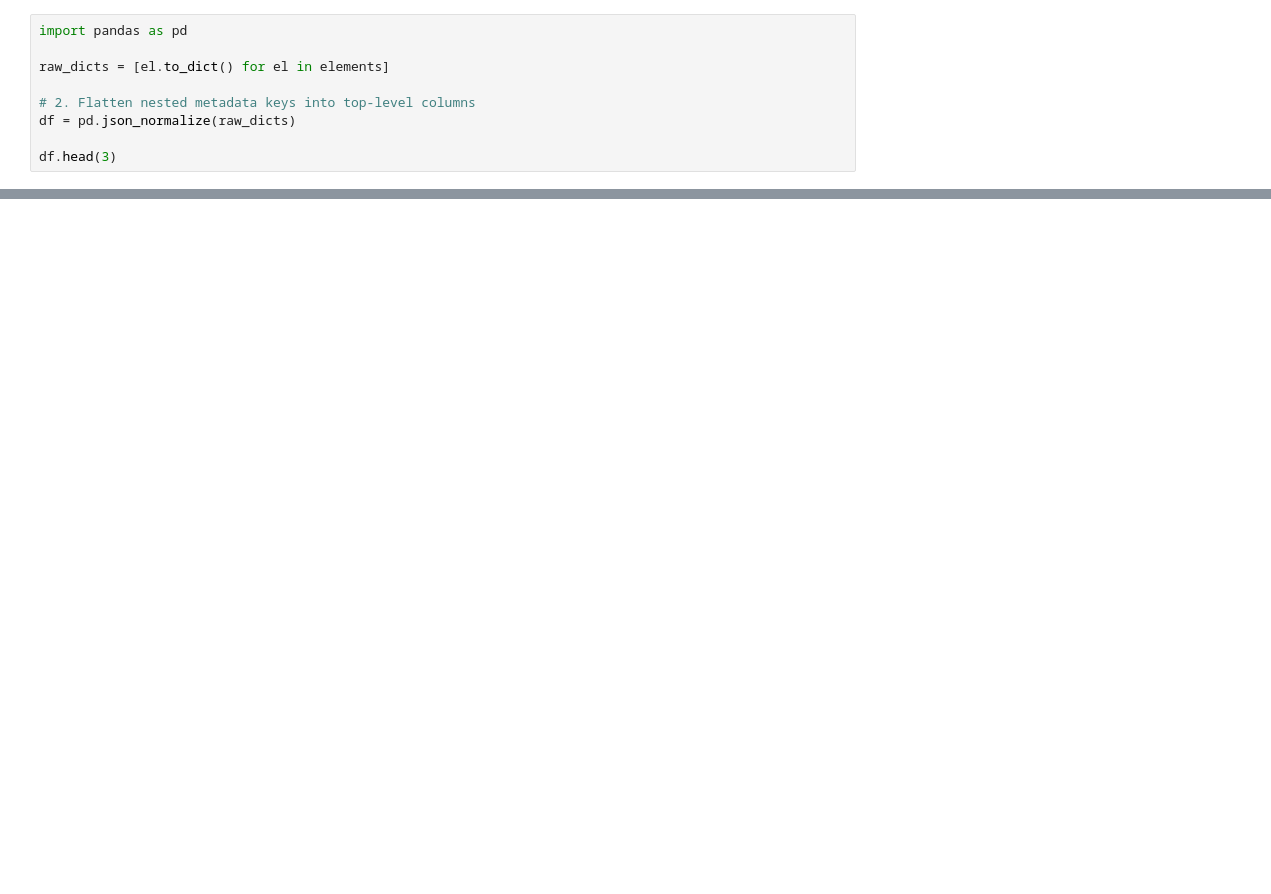
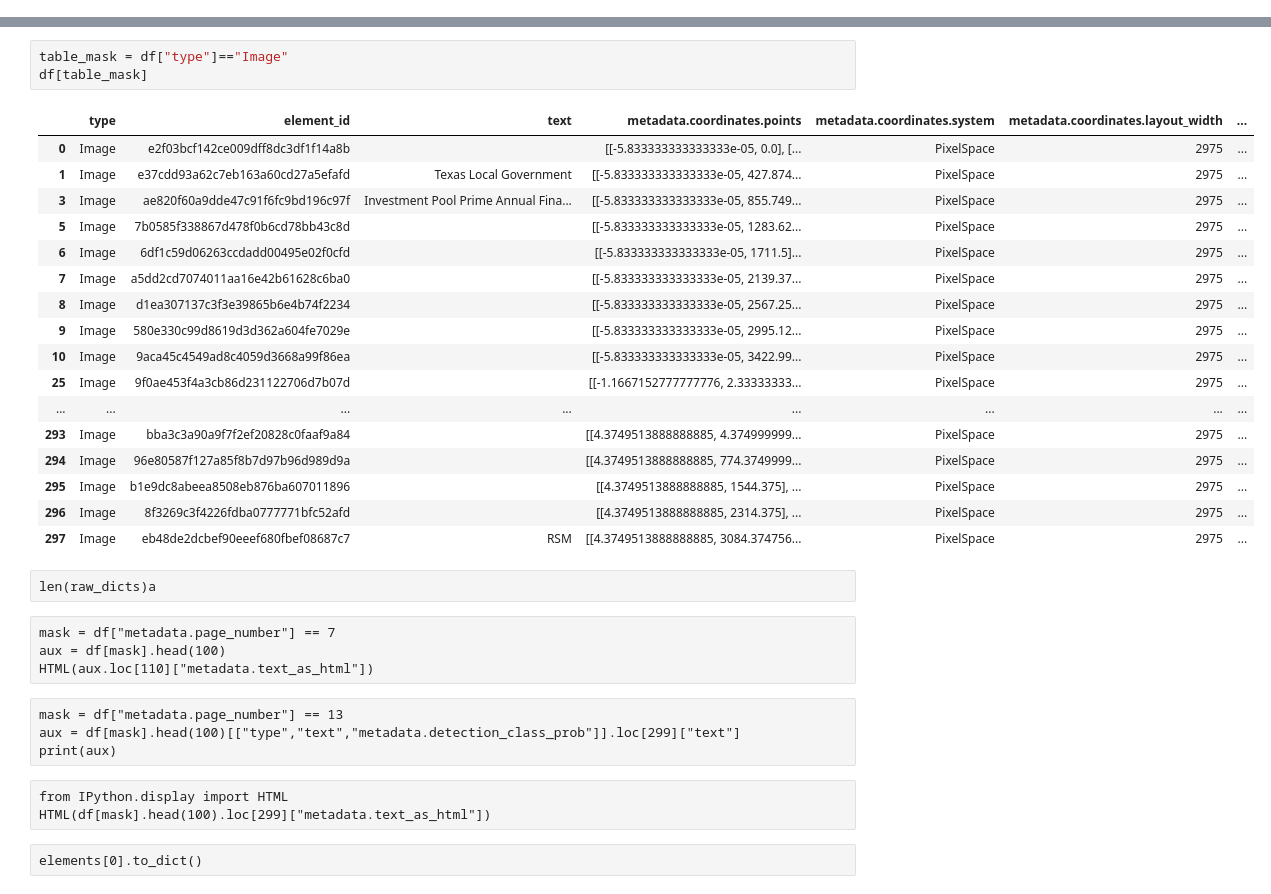
Before and after one commit to MarcoMontez/lord-of-the-rags, a Jupyter notebook: services/ingestion/notebooks/02 Document Parsing 2026-07-24.ipynb, the cells around one changed output, grey strips where cells are left out. Cells and saved outputs as stored; diff of their text form; blank space fills up the shorter version.

```diff
--- a/services/ingestion/notebooks/02 Document Parsing 2026-07-24.ipynb
+++ b/services/ingestion/notebooks/02 Document Parsing 2026-07-24.ipynb
@@ -13,9 +32,0 @@ No languages specified, defaulting to English.
-# %%
-import pandas as pd
-
-raw_dicts = [el.to_dict() for el in elements]
-
-# 2. Flatten nested metadata keys into top-level columns
-df = pd.json_normalize(raw_dicts)
-
-df.head(3)
@@ -115,0 +96,36 @@ print(finance_df.head(10))
+# %%
+table_mask = df["type"]=="Image"
+df[table_mask]
+# %% [output]
+|  | type | element_id | text | metadata.coordinates.points | metadata.coordinates.system | metadata.coordinates.layout_width | ... |
+| 0 | Image | e2f03bcf142ce009dff8dc3df1f14a8b |  | [[-5.833333333333333e-05, 0.0], [... | PixelSpace | 2975 | ... |
+| 1 | Image | e37cdd93a62c7eb163a60cd27a5efafd | Texas Local Government | [[-5.833333333333333e-05, 427.874... | PixelSpace | 2975 | ... |
+| 3 | Image | ae820f60a9dde47c91f6fc9bd196c97f | Investment Pool Prime Annual Fina... | [[-5.833333333333333e-05, 855.749... | PixelSpace | 2975 | ... |
+| 5 | Image | 7b0585f338867d478f0b6cd78bb43c8d |  | [[-5.833333333333333e-05, 1283.62... | PixelSpace | 2975 | ... |
+| 6 | Image | 6df1c59d06263ccdadd00495e02f0cfd |  | [[-5.833333333333333e-05, 1711.5]... | PixelSpace | 2975 | ... |
+| 7 | Image | a5dd2cd7074011aa16e42b61628c6ba0 |  | [[-5.833333333333333e-05, 2139.37... | PixelSpace | 2975 | ... |
+| 8 | Image | d1ea307137c3f3e39865b6e4b74f2234 |  | [[-5.833333333333333e-05, 2567.25... | PixelSpace | 2975 | ... |
+| 9 | Image | 580e330c99d8619d3d362a604fe7029e |  | [[-5.833333333333333e-05, 2995.12... | PixelSpace | 2975 | ... |
+| 10 | Image | 9aca45c4549ad8c4059d3668a99f86ea |  | [[-5.833333333333333e-05, 3422.99... | PixelSpace | 2975 | ... |
+| 25 | Image | 9f0ae453f4a3cb86d231122706d7b07d |  | [[-1.1667152777777776, 2.33333333... | PixelSpace | 2975 | ... |
+| ... | ... | ... | ... | ... | ... | ... | ... |
+| 293 | Image | bba3c3a90a9f7f2ef20828c0faaf9a84 |  | [[4.3749513888888885, 4.374999999... | PixelSpace | 2975 | ... |
+| 294 | Image | 96e80587f127a85f8b7d97b96d989d9a |  | [[4.3749513888888885, 774.3749999... | PixelSpace | 2975 | ... |
+| 295 | Image | b1e9dc8abeea8508eb876ba607011896 |  | [[4.3749513888888885, 1544.375], ... | PixelSpace | 2975 | ... |
+| 296 | Image | 8f3269c3f4226fdba0777771bfc52afd |  | [[4.3749513888888885, 2314.375], ... | PixelSpace | 2975 | ... |
+| 297 | Image | eb48de2dcbef90eeef680fbef08687c7 | RSM | [[4.3749513888888885, 3084.374756... | PixelSpace | 2975 | ... |
+# %% [raw]
+len(raw_dicts)a
+# %% [raw]
+mask = df["metadata.page_number"] == 7
+aux = df[mask].head(100)
+HTML(aux.loc[110]["metadata.text_as_html"])
+# %% [raw]
+mask = df["metadata.page_number"] == 13
+aux = df[mask].head(100)[["type","text","metadata.detection_class_prob"]].loc[299]["text"]
+print(aux)
+# %% [raw]
+from IPython.display import HTML
+HTML(df[mask].head(100).loc[299]["metadata.text_as_html"])
+# %% [raw]
+elements[0].to_dict()
```
Also changed, not shown: parts of 24 cells of this notebook, 9 other files.
